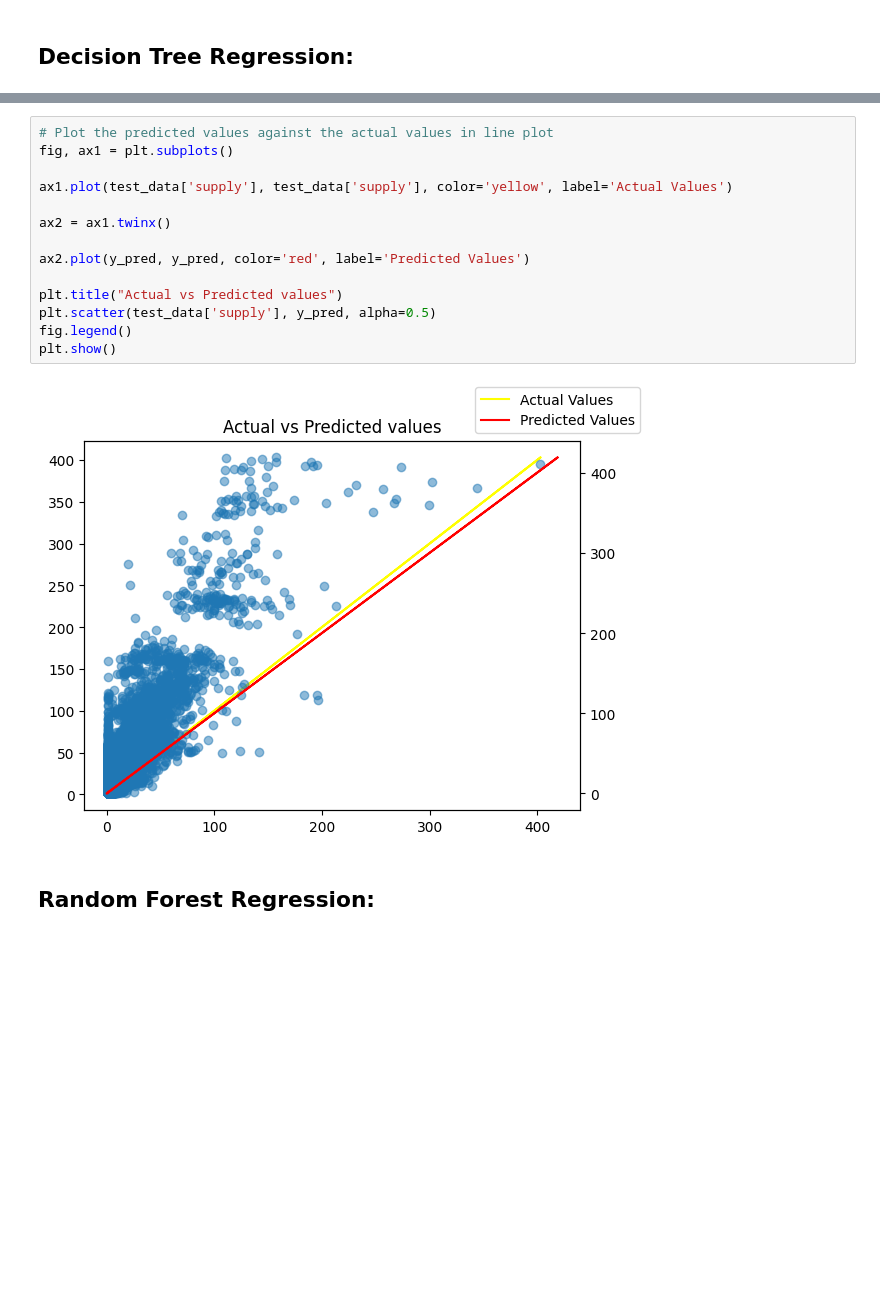
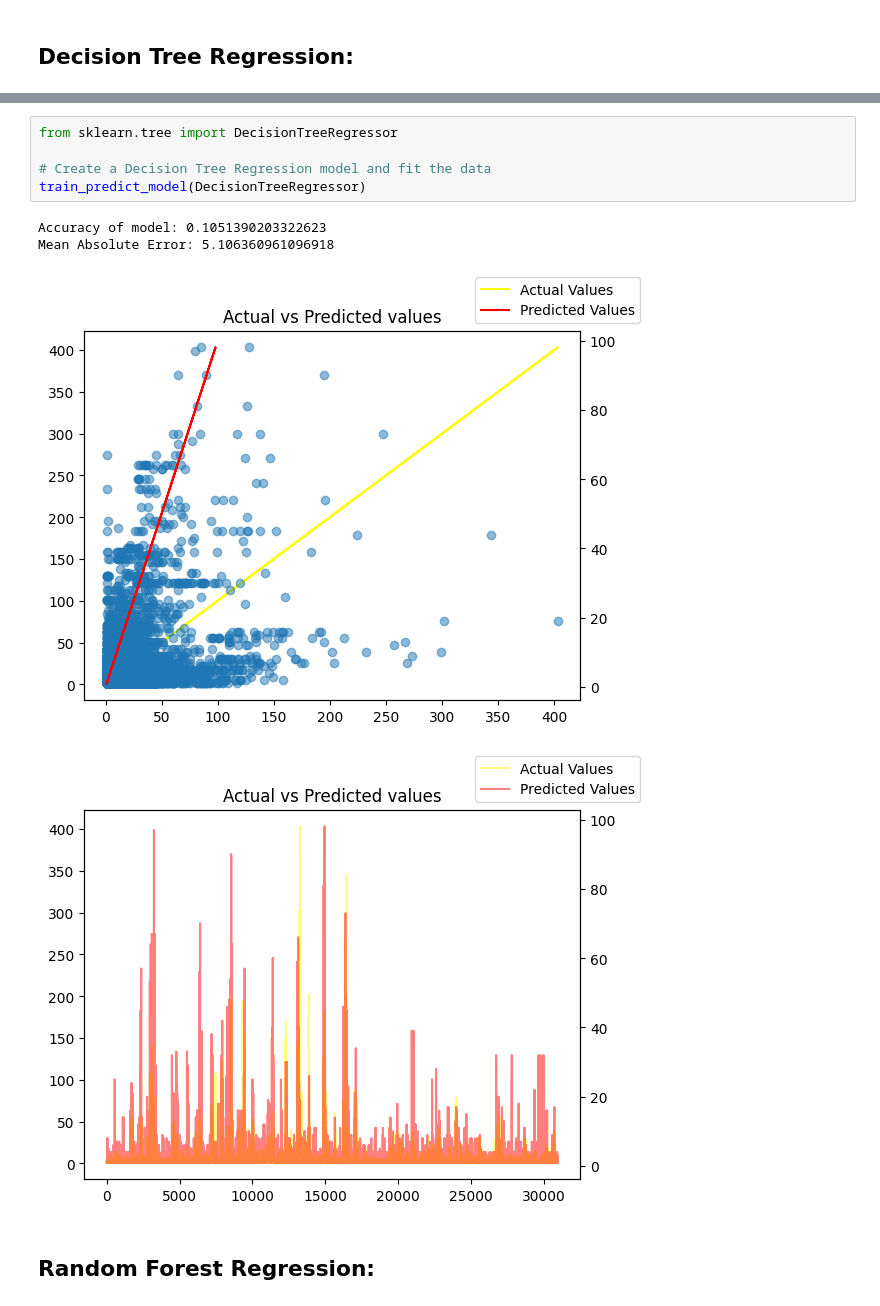
Before and after one commit to FarazRazi/Uber-Demand-Supply-Forecasting-with-AI, a Jupyter notebook: src/main.ipynb, the cells around one changed output, grey strips where cells are left out. Drawn from its saved outputs; the diff is of its cells as text; blank space fills up the shorter version.

```diff
--- a/src/main.ipynb
+++ b/src/main.ipynb
@@ -108,18 +89,12 @@ Mean Absolute Error: 5.100346020761246
-# %%
-# Plot the predicted values against the actual values in line plot
-fig, ax1 = plt.subplots()
-
-ax1.plot(test_data['supply'], test_data['supply'], color='yellow', label='Actual Values')
-
-ax2 = ax1.twinx()
-
-ax2.plot(y_pred, y_pred, color='red', label='Predicted Values')
-
-plt.title("Actual vs Predicted values")
-plt.scatter(test_data['supply'], y_pred, alpha=0.5)
-fig.legend()
-plt.show()
-# %% [output]
-[figure, removed]
+# %%
+from sklearn.tree import DecisionTreeRegressor
+
+# Create a Decision Tree Regression model and fit the data
+train_predict_model(DecisionTreeRegressor)
+# %% [output]
+Accuracy of model: 0.1051390203322623
+Mean Absolute Error: 5.106360961096918
+[figure, added]
+[figure, added]
 # %% [markdown]
 ## Random Forest Regression:
```
Also changed, not shown: parts of 21 cells of this notebook.
